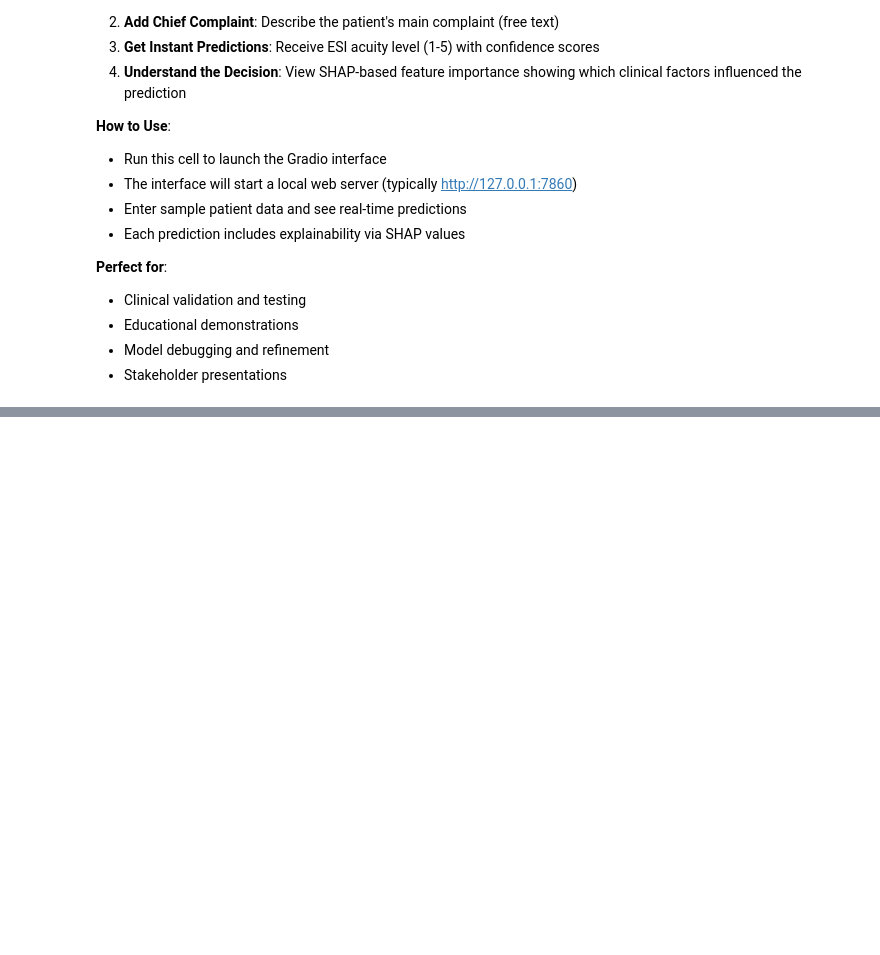
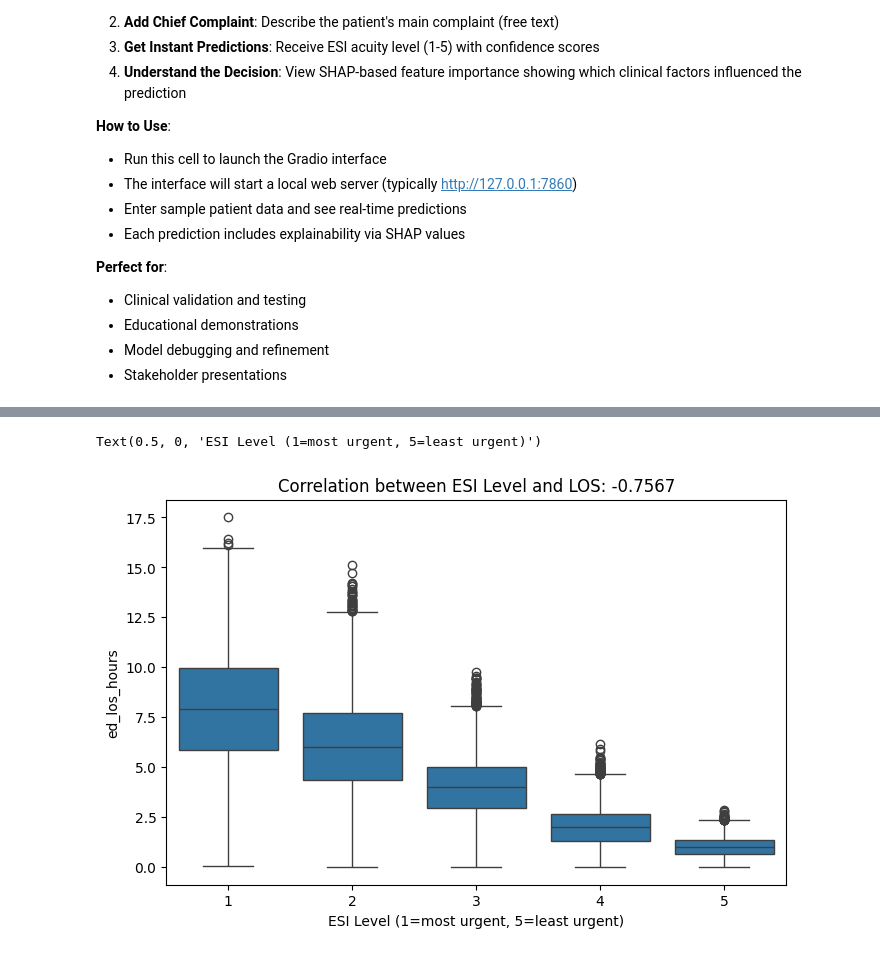
Before and after one commit to dsAlessandro/Emergency-Department-Acuity-Prediction, a Jupyter notebook: main.ipynb, the cells around one changed output, grey strips where cells are left out. Saved outputs shown, nothing was run; the diff lists cells and outputs as text; code cells hidden in the pictures; blank space fills up the shorter version.

```diff
--- a/main.ipynb
+++ b/main.ipynb
@@ -2268,20 +2283,35 @@ for acuity_class in range(1,6):
     pct = count / len(los_train_acuity_pred) * 100
     print(f"     ESI {acuity_class}: {count:5d} ({pct:5.1f}%)")
 
-# Get acuity predictions for test set
-los_test_acuity_pred = lgbm_acuity.predict(X_val_dense)  # Using validation features as test proxy
-los_test_acuity_proba = lgbm_acuity.predict_proba(X_val_dense)
-
-print(f"   ✓ Test predictions generated: {los_test_acuity_pred.shape}")
-
-# Add acuity predictions to dataframes
-los_train_df['acuity_pred'] = los_train_acuity_pred  # Convert 0-4 to 1-5 ESI levels
+# Add acuity predictions to TRAIN dataframe
+los_train_df['acuity_pred'] = los_train_acuity_pred
 los_train_df['acuity_confidence'] = los_train_acuity_proba.max(axis=1)
-
 for i in range(1,6):
     los_train_df[f'acuity_prob_esi{i}'] = los_train_acuity_proba[:, i-1]
 
-print(f"\n✓ Acuity predictions added to training dataframe!")
+print(f"✓ Acuity predictions added to training dataframe!")
+
+# Get acuity predictions for VALIDATION set
+los_val_acuity_pred = lgbm_acuity.predict(X_val_dense)
+los_val_acuity_proba = lgbm_acuity.predict_proba(X_val_dense)
+
+# Add acuity predictions to VALIDATION dataframe
+los_val_df['acuity_pred'] = los_val_acuity_pred
+los_val_df['acuity_confidence'] = los_val_acuity_proba.max(axis=1)
+for i in range(1,6):
+    los_val_df[f'acuity_prob_esi{i}'] = los_val_acuity_proba[:, i-1]
+
+print(f"✓ Acuity predictions added to validation dataframe!")
+
+# Apply feature engineering to both sets
+los_train_df = engineer_features(los_train_df)
+los_val_df = engineer_features(los_val_df)
+print(f"\n✓ Feature engineering completed for both train & validation datasets!")
+
+# Also prepare test acuity predictions for reference
+los_test_acuity_pred = lgbm_acuity.predict(X_val_dense)  # Same as los_val_acuity_pred
+los_test_acuity_proba = lgbm_acuity.predict_proba(X_val_dense)
+print(f"\n✓ Test acuity predictions prepared: {los_test_acuity_pred.shape}")
 # %% [output]
 ================================================================================
 📊 STAGE 1: LOAD DATA & GENERATE ACUITY PREDICTIONS FOR LOS MODEL
@@ -2705,0 +5521,11 @@ else:
+# %%
+# evaluate correlation between esi level and los
+esi_los_corr = np.corrcoef(df_train['triage_acuity'], df_train['ed_los_hours'])[0, 1]
+# plot triage acuity and ed los hours
+plt.figure(figsize=(8, 5))
+sns.boxplot(x='triage_acuity', y='ed_los_hours', data=df_train)
+plt.title(f'Correlation between ESI Level and LOS: {esi_los_corr:.4f}')
+plt.xlabel('ESI Level (1=most urgent, 5=least urgent)')
+# %% [output]
+Text(0.5, 0, 'ESI Level (1=most urgent, 5=least urgent)')
+[figure, added]
```
Also changed, not shown: parts of 27 cells of this notebook, 2 other files.
